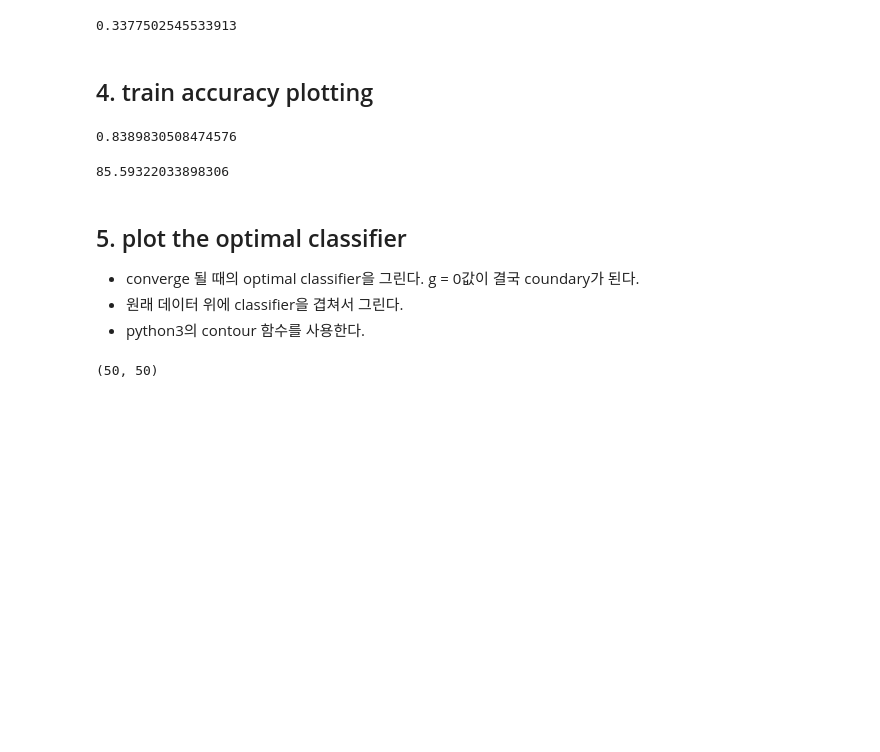
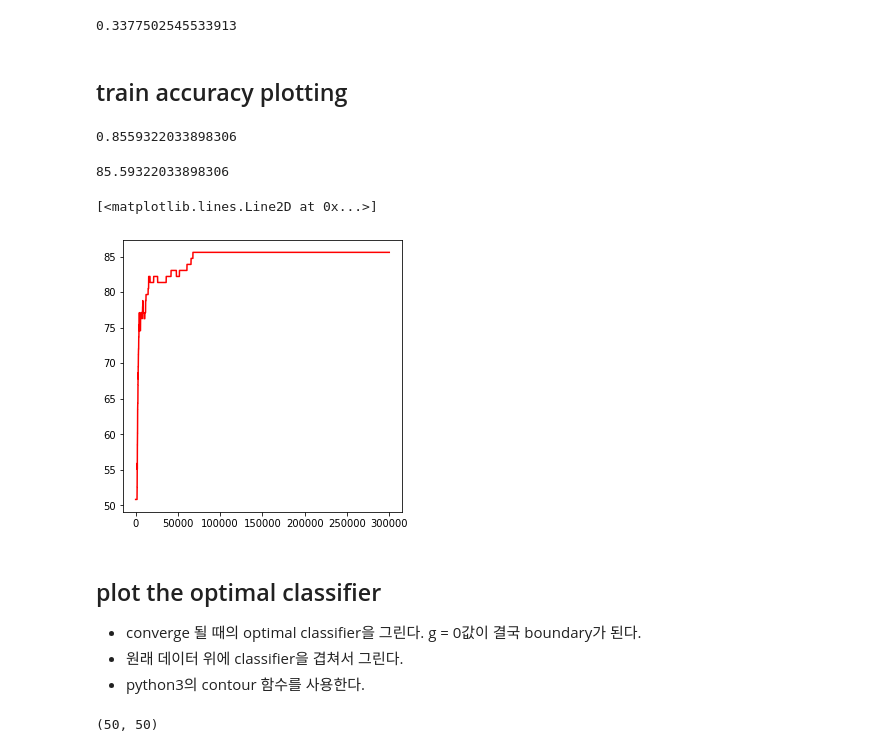
Before and after one commit to chunghyunhee/class_Machine_learing, a Jupyter notebook: assignment_6.ipynb, the cells around one changed output. Saved outputs shown, nothing was run; the diff lists cells and outputs as text; code cells hidden in the pictures; blank space fills up the shorter version.

```diff
--- a/assignment_6.ipynb
+++ b/assignment_6.ipynb
@@ -83,3 +88,10 @@ def ObjectiveFunc(theta, X, y,m):
+# %%
+# accuracy 정의
+# y를 y로 input하면 y.flatten-> y이어야 하고, y를 label로 input하려면 y.flatten으로 유지해야 한다.
+def accuracy(X, y,theta,threshold=0.55):
+  pred = (h(theta, X)>=threshold).astype(int) #예측한 값
+  acc = np.mean(pred.flatten() == y.flatten()) # 실제값과 같은지를 비교하여 전체 len으로 나눔
+  return acc * 100
 # %%
 # Gradient descent using ObjectiveFunc
 iteration = 300000 # hyperparameter
@@ -154,7 +173,7 @@ J_history[-1] # 마지막 train cost값
 # %% [output]
 0.3377502545533913
 # %% [markdown]
-## 4. train accuracy plotting
+## train accuracy plotting
 # %%
 # accuracy 정의
 def accuracy(X, y, threshold=0.55):
@@ -163,10 +182,10 @@ def accuracy(X, y, threshold=0.55):
   return acc * 100
 # %%
 # hyperparameter 조정하기
-threshold=0.49
+threshold=0.55
 pred = (h(theta, new_X)>=threshold).astype(int) #예측한 값
 np.mean(pred.flatten() == y.flatten()) # 실제값과 같은지를 비교하여 전체 len으로 나눔(하나하나의 값이 나오는지를 확인한다. -> 맞는수 / 전체 갯수 이므로 )
 # %% [output]
-0.8389830508474576
+0.8559322033898306
 # %%
 accuracy = accuracy(new_X, label)
@@ -174,9 +193,16 @@ print(accuracy) #85%에 해당
 # %% [output]
 85.59322033898306
+# %%
+# 각 iteration 마다 모든 accuracy를 출력한다.
+plt.figure(figsize=(5, 5))
+plt.plot(range(len(acc_history)),acc_history,'r')
+# %% [output]
+[<matplotlib.lines.Line2D at 0x...>]
+[figure, added]
 # %%
 #h(theta, new_X) #예측값 0~1의 값
 # %% [markdown]
-## 5. plot the optimal classifier
-- converge 될 때의 optimal classifier을 그린다. g = 0값이 결국 coundary가 된다.
+## plot the optimal classifier
+- converge 될 때의 optimal classifier을 그린다. g = 0값이 결국 boundary가 된다.
 - 원래 데이터 위에 classifier을 겹쳐서 그린다.
 - python3의 contour 함수를 사용한다.
```
Also changed, not shown: parts of 28 cells of this notebook.
